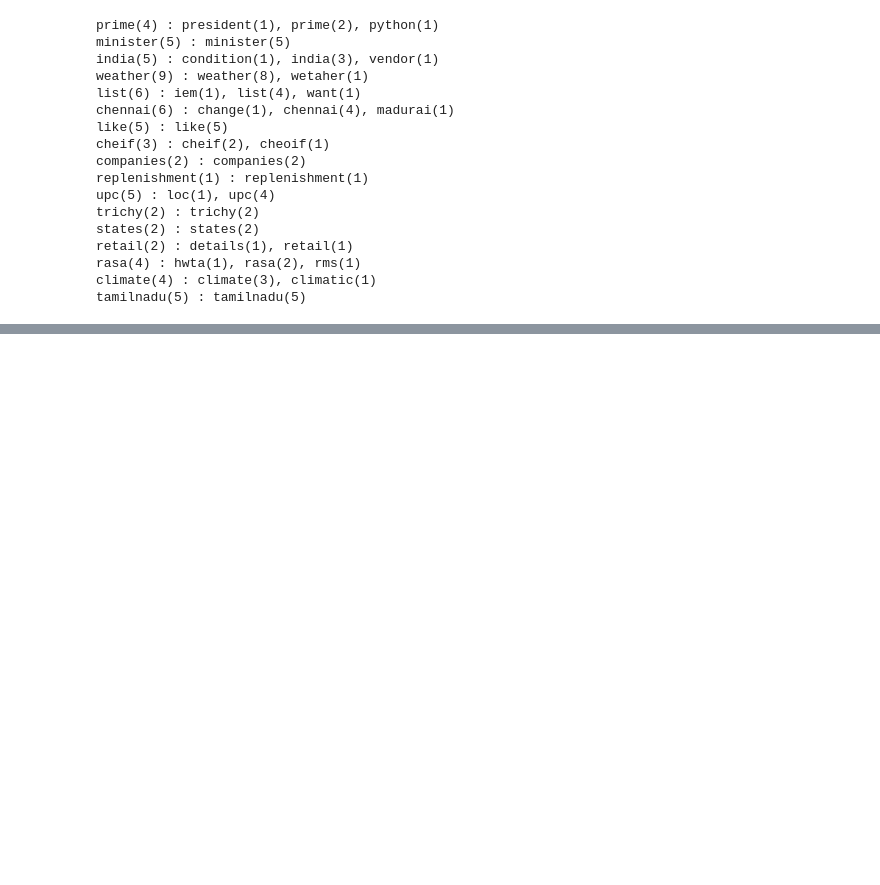
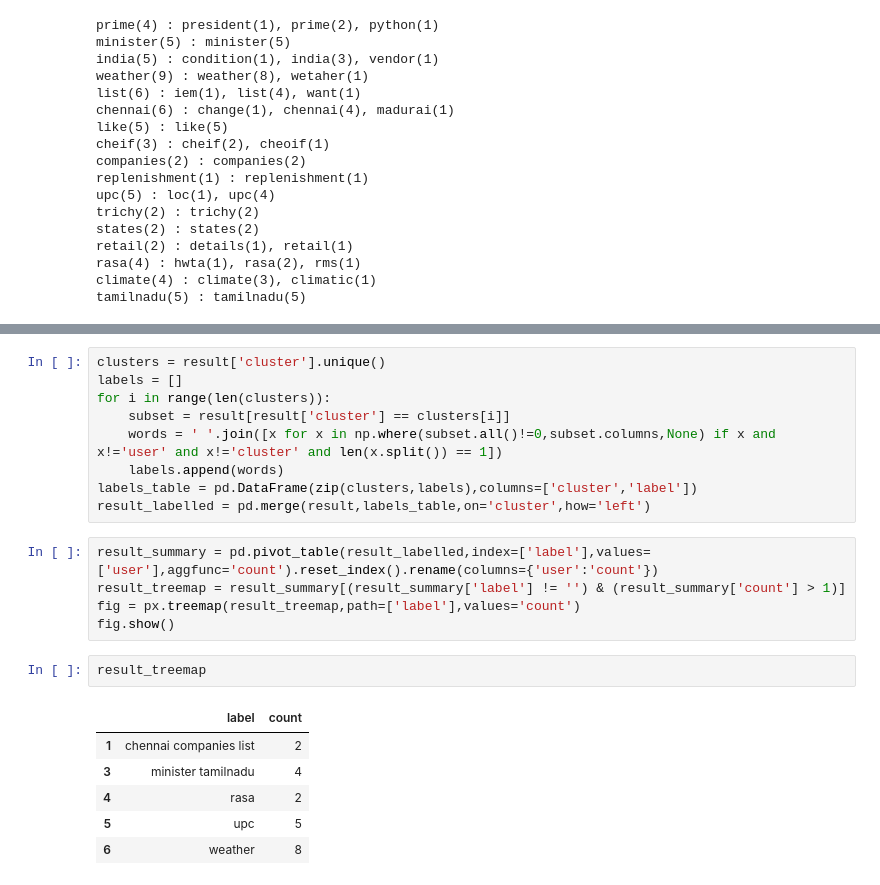
Before and after one commit to MeTuL10/rasachatbot, a Jupyter notebook: intent classification/redis_analysis.ipynb, the cells around one changed output, grey strips where cells are left out. Cells and saved outputs as stored; diff of their text form; blank space fills up the shorter version.

```diff
--- a/intent classification/redis_analysis.ipynb
+++ b/intent classification/redis_analysis.ipynb
@@ -293,0 +314,23 @@ hwta : ['hwta is upc']
+# %%
+clusters = result['cluster'].unique()
+labels = []
+for i in range(len(clusters)):
+    subset = result[result['cluster'] == clusters[i]]
+    words = ' '.join([x for x in np.where(subset.all()!=0,subset.columns,None) if x and x!='user' and x!='cluster' and len(x.split()) == 1])
+    labels.append(words)
+labels_table = pd.DataFrame(zip(clusters,labels),columns=['cluster','label'])
+result_labelled = pd.merge(result,labels_table,on='cluster',how='left')
+# %%
+result_summary = pd.pivot_table(result_labelled,index=['label'],values=['user'],aggfunc='count').reset_index().rename(columns={'user':'count'})
+result_treemap = result_summary[(result_summary['label'] != '') & (result_summary['count'] > 1)]
+fig = px.treemap(result_treemap,path=['label'],values='count')
+fig.show()
+# %%
+result_treemap
+# %% [output]
+|  | label | count |
+| 1 | chennai companies list | 2 |
+| 3 | minister tamilnadu | 4 |
+| 4 | rasa | 2 |
+| 5 | upc | 5 |
+| 6 | weather | 8 |
```
Also changed, not shown: parts of 12 cells of this notebook.
